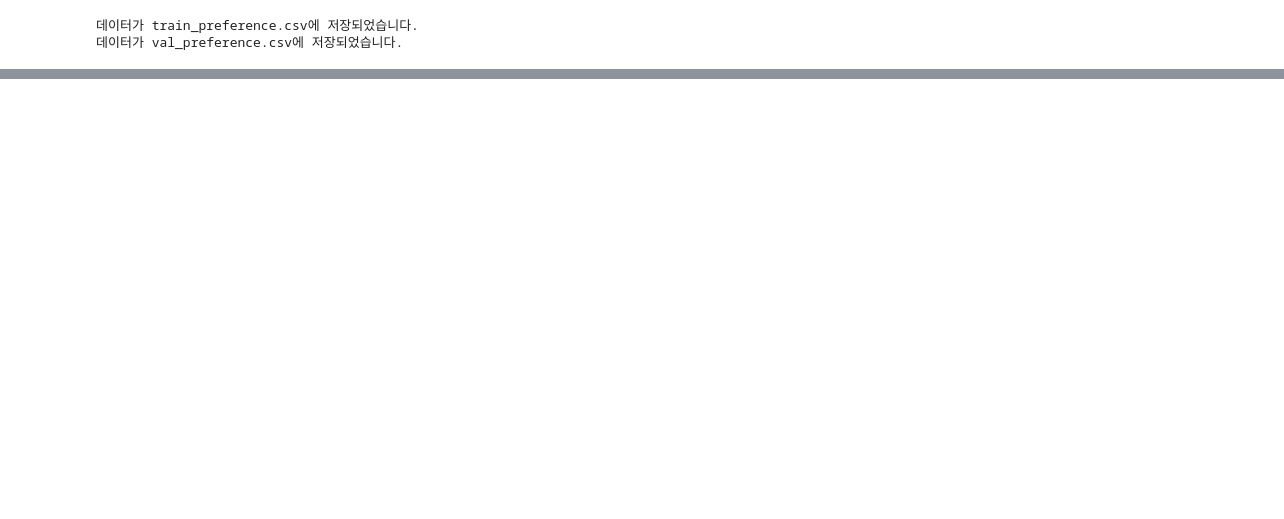
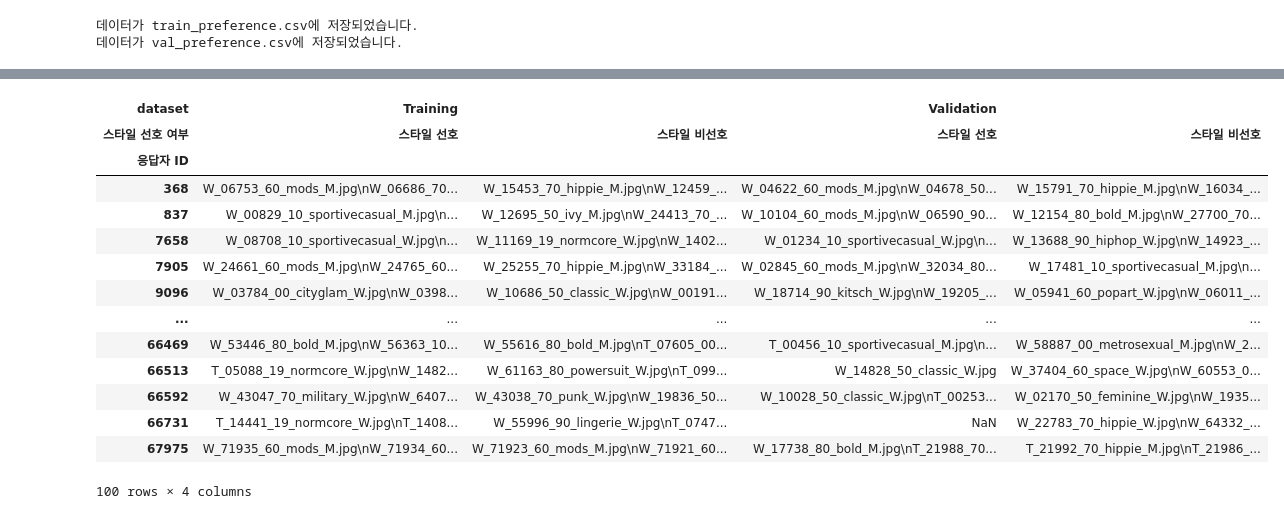
Before and after one commit to editdiary/DCC, a Jupyter notebook: Mission2/mission2-2.ipynb, the cells around one changed output, grey strips where cells are left out. Drawn from its saved outputs; the diff is of its cells as text; code cells hidden in the pictures; blank space fills up the shorter version.

```diff
--- a/Mission2/mission2-2.ipynb
+++ b/Mission2/mission2-2.ipynb
@@ -137 +97,15 @@ df_sum = df_sum.sort_values(by='합계', ascending=False)
+# %%
+# 하나의 열만 남기기
+train_count = train_count['스타일 선호 여부']
+val_count = val_count['스타일 선호 여부']
+
+# 열 이름이 동일하므로 헷갈리지 않게 변경
+train_count.name = 'train 설문 응답 수'
+val_count.name = 'val 설문 응답 수'
+
+# 두 데이터프레임 합친 후 몇 가지 처리
+df_sum = pd.concat([train_count, val_count],axis=1)
+df_sum = df_sum.fillna(0).astype(int)    # 결측치 0으로 채우기
+df_sum['합계'] = df_sum['train 설문 응답 수'] + df_sum['val 설문 응답 수']    # '합계' 열 추가
+df_sum = df_sum.sort_values(by='합계', ascending=False)    # '합계' 열 기준으로 내림차순 정렬
 # %%
@@ -175,0 +131,4 @@ df_top_100 = df_all.loc[top_100_ids].sort_values(by='응답자 ID', ascending=Fa
+# %%
+# 각 데이터에서 유효한 데이터만 거르기
+top100_train_df = df_train[df_train['응답자 ID'].isin(top_100_ids)].reset_index(drop=True)
+top100_val_df = df_val[df_val['응답자 ID'].isin(top_100_ids)].reset_index(drop=True)
@@ -175,0 +156,17 @@ df_top_100 = df_all.loc[top_100_ids].sort_values(by='응답자 ID', ascending=Fa
+# %%
+# pivot table을 합치기 위한 준비 단계
+
+# dataset에 대한 state 정보를 추가
+top100_train_df['dataset'] = 'Training'
+top100_val_df['dataset'] = 'Validation'
+
+# 두 데이터프레임 합치기
+combined_df = pd.concat([top100_train_df, top100_val_df], ignore_index=True)
+
+# '응답자 ID'와 'dataset'을 기준으로 그룹화하고, 파일명을 개행문자("\n")와 함께 합치기
+grouped = combined_df.groupby(['응답자 ID', 'dataset', '스타일 선호 여부']).agg({
+    '파일명': lambda x: '\n'.join(x)
+}).reset_index()
+
+# '스타일 선호 여부의 순서를 바꾸어서 'like'가 먼저 나오도록 정렬
+grouped.sort_values(by=['응답자 ID', 'dataset', '스타일 선호 여부'], ascending=[True, True, False], inplace=True)
@@ -175,0 +189,21 @@ df_top_100 = df_all.loc[top_100_ids].sort_values(by='응답자 ID', ascending=Fa
+# %%
+# 피벗 테이블 생성
+final_result = grouped.pivot(index='응답자 ID', columns=['dataset', '스타일 선호 여부'], values='파일명')
+# %%
+final_result
+# %% [output]
+| dataset | Training |  | Validation |  |
+| 스타일 선호 여부 | 스타일 선호 | 스타일 비선호 | 스타일 선호 | 스타일 비선호 |
+| 응답자 ID |  |  |  |  |
+| 368 | W_06753_60_mods_M.jpg\nW_06686_70... | W_15453_70_hippie_M.jpg\nW_12459_... | W_04622_60_mods_M.jpg\nW_04678_50... | W_15791_70_hippie_M.jpg\nW_16034_... |
+| 837 | W_00829_10_sportivecasual_M.jpg\n... | W_12695_50_ivy_M.jpg\nW_24413_70_... | W_10104_60_mods_M.jpg\nW_06590_90... | W_12154_80_bold_M.jpg\nW_27700_70... |
+| 7658 | W_08708_10_sportivecasual_W.jpg\n... | W_11169_19_normcore_W.jpg\nW_1402... | W_01234_10_sportivecasual_W.jpg\n... | W_13688_90_hiphop_W.jpg\nW_14923_... |
+| 7905 | W_24661_60_mods_M.jpg\nW_24765_60... | W_25255_70_hippie_M.jpg\nW_33184_... | W_02845_60_mods_M.jpg\nW_32034_80... | W_17481_10_sportivecasual_M.jpg\n... |
+| 9096 | W_03784_00_cityglam_W.jpg\nW_0398... | W_10686_50_classic_W.jpg\nW_00191... | W_18714_90_kitsch_W.jpg\nW_19205_... | W_05941_60_popart_W.jpg\nW_06011_... |
+| ... | ... | ... | ... | ... |
+| 66469 | W_53446_80_bold_M.jpg\nW_56363_10... | W_55616_80_bold_M.jpg\nT_07605_00... | T_00456_10_sportivecasual_M.jpg\n... | W_58887_00_metrosexual_M.jpg\nW_2... |
+| 66513 | T_05088_19_normcore_W.jpg\nW_1482... | W_61163_80_powersuit_W.jpg\nT_099... | W_14828_50_classic_W.jpg | W_37404_60_space_W.jpg\nW_60553_0... |
+| 66592 | W_43047_70_military_W.jpg\nW_6407... | W_43038_70_punk_W.jpg\nW_19836_50... | W_10028_50_classic_W.jpg\nT_00253... | W_02170_50_feminine_W.jpg\nW_1935... |
+| 66731 | T_14441_19_normcore_W.jpg\nT_1408... | W_55996_90_lingerie_W.jpg\nT_0747... | NaN | W_22783_70_hippie_W.jpg\nW_64332_... |
+| 67975 | W_71935_60_mods_M.jpg\nW_71934_60... | W_71923_60_mods_M.jpg\nW_71921_60... | W_17738_80_bold_M.jpg\nT_21988_70... | T_21992_70_hippie_M.jpg\nT_21986_... |
+100 rows × 4 columns
```
Also changed, not shown: parts of 21 cells of this notebook, 3 other files.
